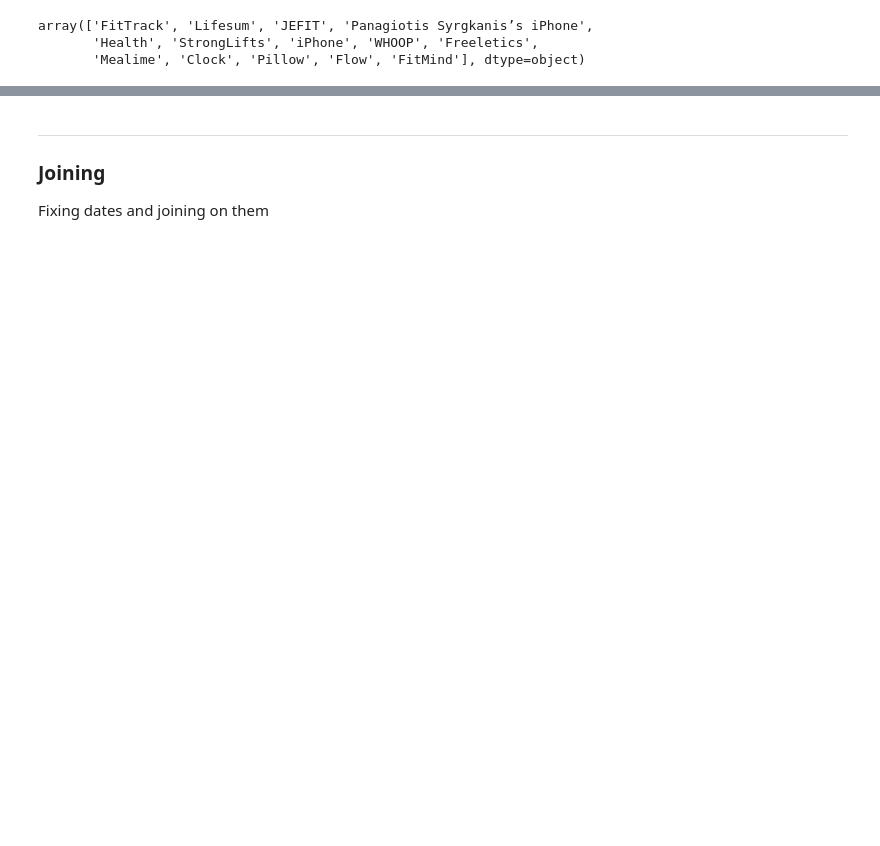
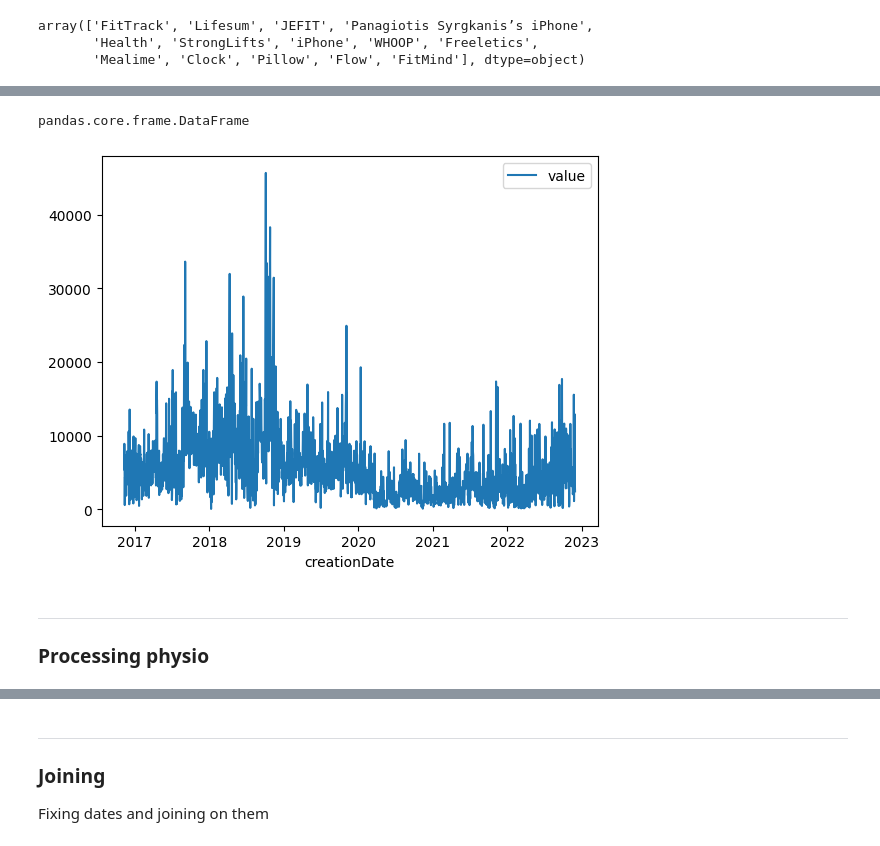
Before and after one commit to psyrgkan/Whoop_investigation, a Jupyter notebook: clean_data.ipynb, the cells around one changed output, grey strips where cells are left out. Cells and saved outputs as stored; diff of their text form; code cells hidden in the pictures; blank space fills up the shorter version.

Commit message:
processing other data

```diff
--- a/clean_data.ipynb
+++ b/clean_data.ipynb
@@ -275,0 +256,2 @@ array(['FitTrack', 'Lifesum', 'JEFIT', 'Panagiotis Syrgkanis’s iPhone',
+# %%
+steps.creationDate = steps.creationDate.dt.date
@@ -275,0 +273,2 @@ array(['FitTrack', 'Lifesum', 'JEFIT', 'Panagiotis Syrgkanis’s iPhone',
+# %%
+stepsByDate = steps[['creationDate', 'value']].groupby('creationDate').sum()
@@ -275,0 +285,11 @@ array(['FitTrack', 'Lifesum', 'JEFIT', 'Panagiotis Syrgkanis’s iPhone',
+# %%
+type(stepsByDate)
+# %% [output]
+pandas.core.frame.DataFrame
+# %%
+stepsByDate.plot();
+# %% [output]
+[figure, added]
+# %% [markdown]
+***
+### Processing physio
```
Also changed, not shown: parts of 81 cells of this notebook.
